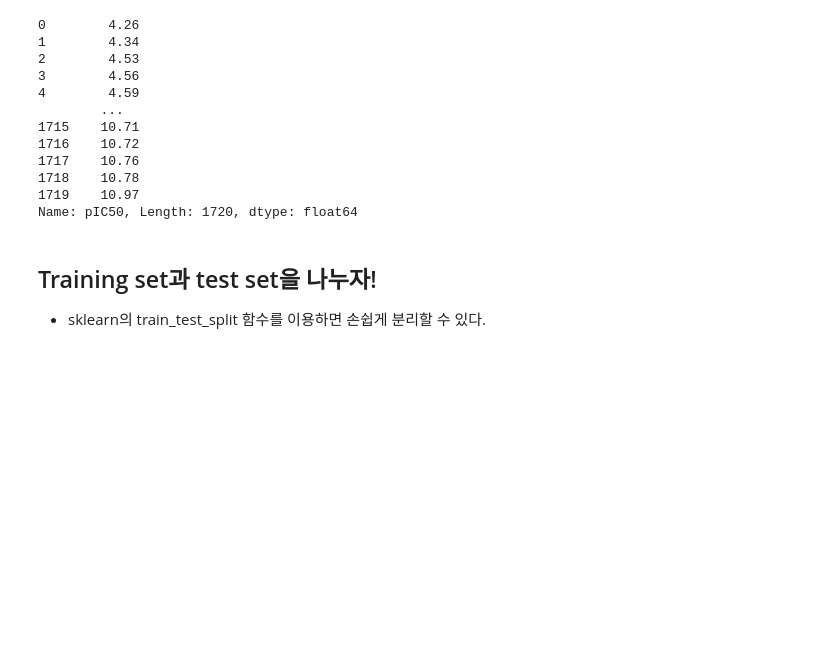
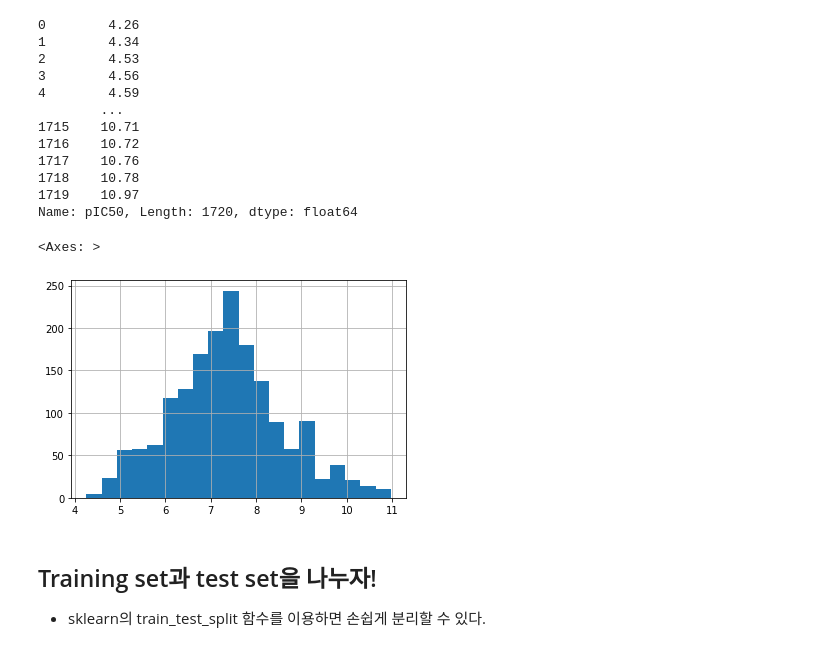
Before and after one commit to JLee823/2023-1st-AI-assisted-drug-discovery-SNU, a Jupyter notebook: AI_in_drug_discovery_Week3_Predicting_pIC50_of_JAK2_inhibitors_with_tree_based_algorithms.ipynb, the cells around one changed output. Saved outputs shown, nothing was run; the diff lists cells and outputs as text; code cells hidden in the pictures; blank space fills up the shorter version.

```diff
--- a/AI_in_drug_discovery_Week3_Predicting_pIC50_of_JAK2_inhibitors_with_tree_based_algorithms.ipynb
+++ b/AI_in_drug_discovery_Week3_Predicting_pIC50_of_JAK2_inhibitors_with_tree_based_algorithms.ipynb
@@ -515,6 +515,11 @@ y
 1718    10.78
 1719    10.97
 Name: pIC50, Length: 1720, dtype: float64
+# %%
+y.hist(bins=20)
+# %% [output]
+<Axes: >
+[figure, added]
 # %% [markdown]
 ## Training set과 test set을 나누자!
 * sklearn의 train_test_split 함수를 이용하면 손쉽게 분리할 수 있다.
```
Also changed, not shown: parts of 35 cells of this notebook.
